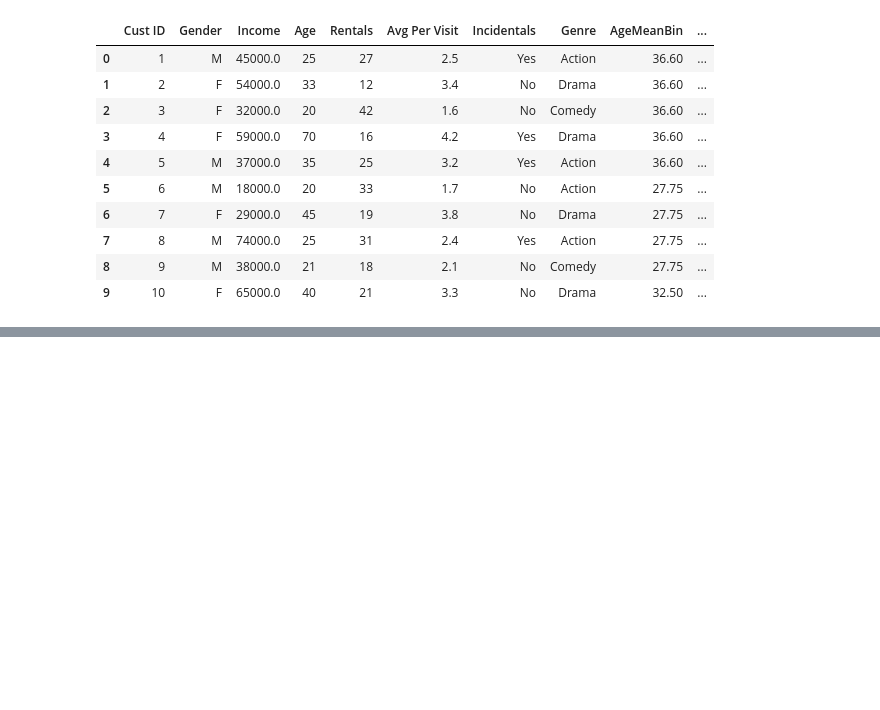
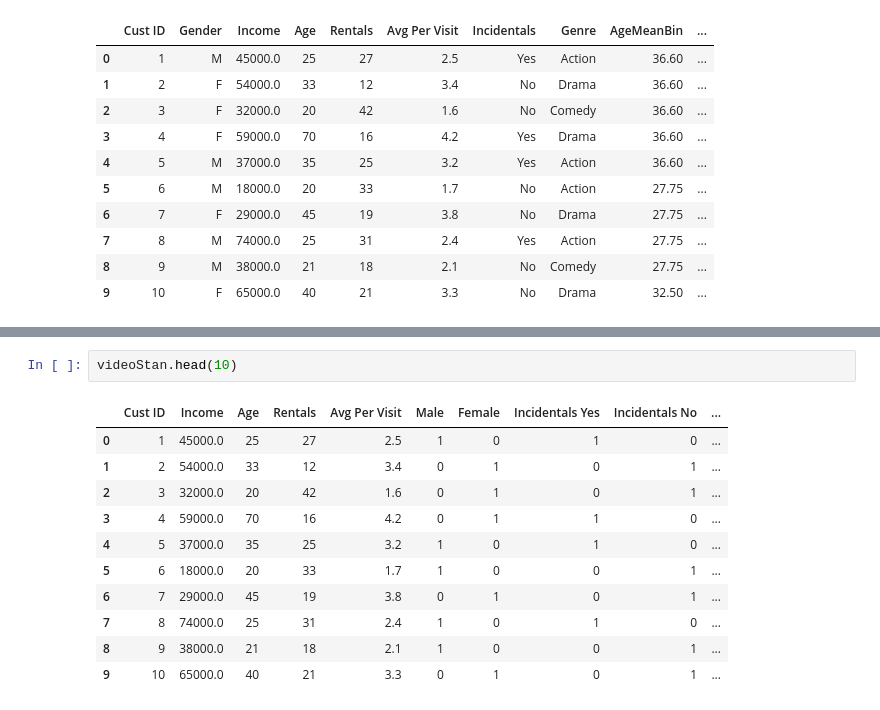
Before and after one commit to GabeWilmoth/CSC-495-01-DataMining, a Jupyter notebook: Assignments/1-DataPreprocessing Gabriel Wilmoth.ipynb, the cells around one changed output, grey strips where cells are left out. Cells and saved outputs as stored; diff of their text form; blank space fills up the shorter version.

```diff
--- a/Assignments/1-DataPreprocessing Gabriel Wilmoth.ipynb
+++ b/Assignments/1-DataPreprocessing Gabriel Wilmoth.ipynb
@@ -267,0 +285,14 @@ ValueError: invalid literal for int() with base 10: 'Cust ID'
+# %%
+videoStan.head(10)
+# %% [output]
+|  | Cust ID | Income | Age | Rentals | Avg Per Visit | Male | Female | Incidentals Yes | Incidentals No | ... |
+| 0 | 1 | 45000.0 | 25 | 27 | 2.5 | 1 | 0 | 1 | 0 | ... |
+| 1 | 2 | 54000.0 | 33 | 12 | 3.4 | 0 | 1 | 0 | 1 | ... |
+| 2 | 3 | 32000.0 | 20 | 42 | 1.6 | 0 | 1 | 0 | 1 | ... |
+| 3 | 4 | 59000.0 | 70 | 16 | 4.2 | 0 | 1 | 1 | 0 | ... |
+| 4 | 5 | 37000.0 | 35 | 25 | 3.2 | 1 | 0 | 1 | 0 | ... |
+| 5 | 6 | 18000.0 | 20 | 33 | 1.7 | 1 | 0 | 0 | 1 | ... |
+| 6 | 7 | 29000.0 | 45 | 19 | 3.8 | 0 | 1 | 0 | 1 | ... |
+| 7 | 8 | 74000.0 | 25 | 31 | 2.4 | 1 | 0 | 1 | 0 | ... |
+| 8 | 9 | 38000.0 | 21 | 18 | 2.1 | 1 | 0 | 0 | 1 | ... |
+| 9 | 10 | 65000.0 | 40 | 21 | 3.3 | 0 | 1 | 0 | 1 | ... |
```
Also changed, not shown: parts of 22 cells of this notebook.
